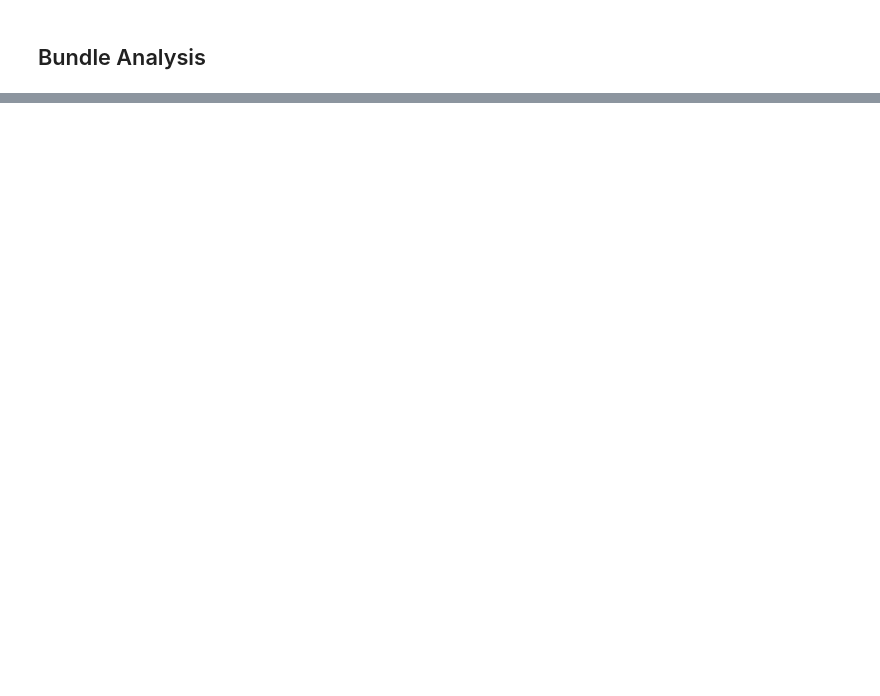
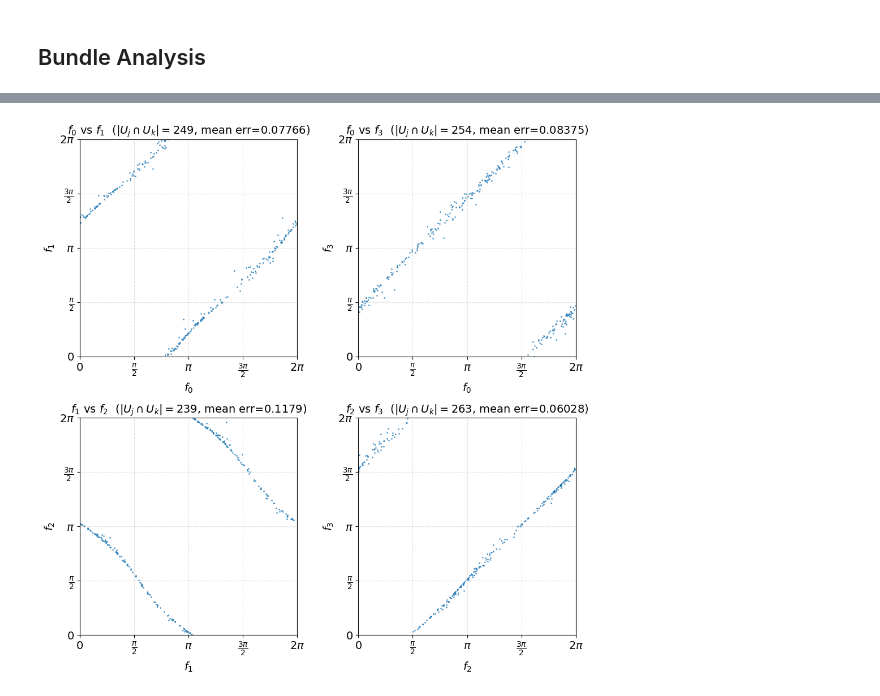
Before and after one commit to bradturow/Circle_Bundles, a Jupyter notebook: 02_Synthetic_Natural_Image_Patches.ipynb, the cells around one changed output, grey strips where cells are left out. Cells and saved outputs as stored; diff of their text form; code cells hidden in the pictures; blank space fills up the shorter version.

Commit message:
Frame Packing
Added frame packing to the coordinatization pipeline

```diff
--- a/02_Synthetic_Natural_Image_Patches.ipynb
+++ b/02_Synthetic_Natural_Image_Patches.ipynb
@@ -146,0 +130,7 @@ plt.show()
+# %%
+#Construct a classifying map to the Stiefel manifold and compute the pullback bundle
+pullback_results = bundle.get_pullback_data(
+    base_weight=1.0,
+    fiber_weight=1.0,
+    packing = 'coloring'
+)
@@ -146,0 +139,8 @@ plt.show()
+# %%
+pb_bundle = cb.build_bundle(
+    pullback_results.total_data,
+    cover,
+#    CircularCoords_cls=CircularCoords,     #OPTION: use Dreimac for circular coordinates
+    show=True,
+    total_metric = pullback_results.metric
+)
@@ -147 +155,6 @@ plt.show()
+# %%
+fig = pb_bundle.compare_trivs()
+plt.show()
+# %% [output]
+[figure, added]
 # %%
```
Also changed, not shown: parts of 15 cells of this notebook, 12 other files.
